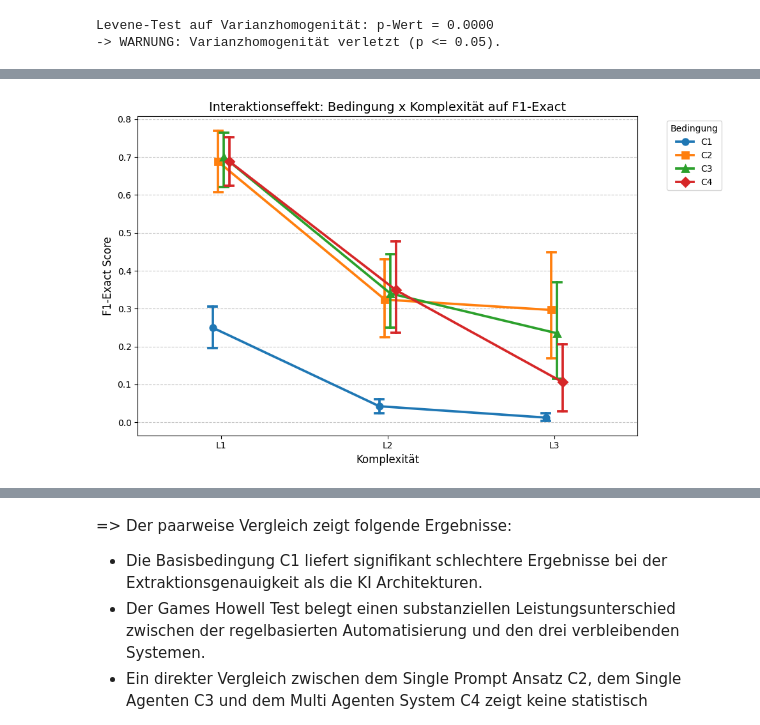
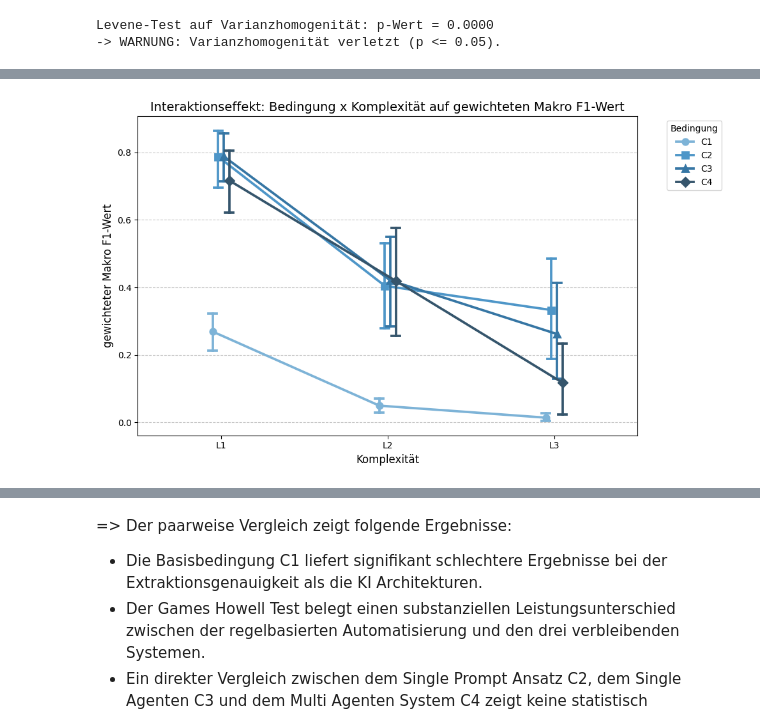
Before and after one commit to StefanEissler/doc-automation-architecture, a Jupyter notebook: notebooks/statistical_evaluation_A_internal.ipynb, the cells around one changed output, grey strips where cells are left out. Cells and saved outputs as stored; diff of their text form; code cells hidden in the pictures.

```diff
--- a/notebooks/statistical_evaluation_A_internal.ipynb
+++ b/notebooks/statistical_evaluation_A_internal.ipynb
@@ -777,0 +748,34 @@ Shapiro-Wilk-Test auf Normalverteilung: p-Wert = 0.0000
+# %%
+df_clean_f1 = df_A_gemini[df_A_gemini["weighted_macro_f1"].notnull()]
+# %%
+df_clean_f1["cell_mean"] = df_clean_f1.groupby(["condition", "complexity"])[
+    "weighted_macro_f1"
+].transform("mean")
+
+df_clean_f1["residuals"] = df_clean_f1["weighted_macro_f1"] - df_clean_f1["cell_mean"]
+# %%
+df_clean_f1["cell_mean"] = df_clean_f1.groupby(["condition", "complexity"])[
+    "weighted_macro_f1"
+].transform("mean")
+
+df_clean_f1["residuals"] = df_clean_f1["weighted_macro_f1"] - df_clean_f1["cell_mean"]
+
+plt.figure(figsize=(8, 5))
+sns.histplot(
+    df_clean_f1["residuals"],
+    bins=20,
+    kde=True,
+    color="skyblue",
+    edgecolor="black",
+)
+
+plt.axvline(0, color="red", linestyle="--", linewidth=1.5, label="Mittelwert (0)")
+
+plt.title("Histogramm der Residuen", fontsize=14)
+plt.xlabel("Residuen", fontsize=12)
+plt.ylabel("Häufigkeit", fontsize=12)
+plt.legend()
+plt.grid(axis="y", alpha=0.3)
+
+plt.tight_layout()
+plt.show()
@@ -785,4 +807,2 @@ plt.show()
-# %%
-df_clean_f1 = df_A_gemini[df_A_gemini["f1_exact"].notnull()]
 # %%
 groups = [
@@ -857,37 +975,38 @@ Robuste zweifaktorielle ANOVA (Typ II mit HC3-Korrektur):
 # %%
 import matplotlib.pyplot as plt
 import seaborn as sns
 
 plt.figure(figsize=(10, 6))
 
 
 sns.pointplot(
     data=df_clean_f1,
     x="complexity",
-    y="f1_exact",
+    y="weighted_macro_f1",
     hue="condition",
     dodge=True,
     markers=[
         "o",
         "s",
         "^",
         "D",
     ],
     capsize=0.05,
+    palette="Blues_d",
 )
 
-plt.title("Interaktionseffekt: Bedingung x Komplexität auf F1-Exact", fontsize=14)
+plt.title("Interaktionseffekt: Bedingung x Komplexität auf gewichteten Makro F1-Wert", fontsize=14)
 plt.xlabel("Komplexität", fontsize=12)
-plt.ylabel("F1-Exact Score", fontsize=12)
+plt.ylabel("gewichteter Makro F1-Wert", fontsize=12)
 
 plt.legend(title="Bedingung", bbox_to_anchor=(1.05, 1), loc="upper left")
 
 plt.grid(axis="y", linestyle="--", alpha=0.7)
 
 plt.tight_layout()
 plt.show()
 # %% [output]
-[figure, old version]
+[figure, new version]
 # %%
 import pingouin as pg
 
```
Also changed, not shown: parts of 102 cells of this notebook, 21 other files.
